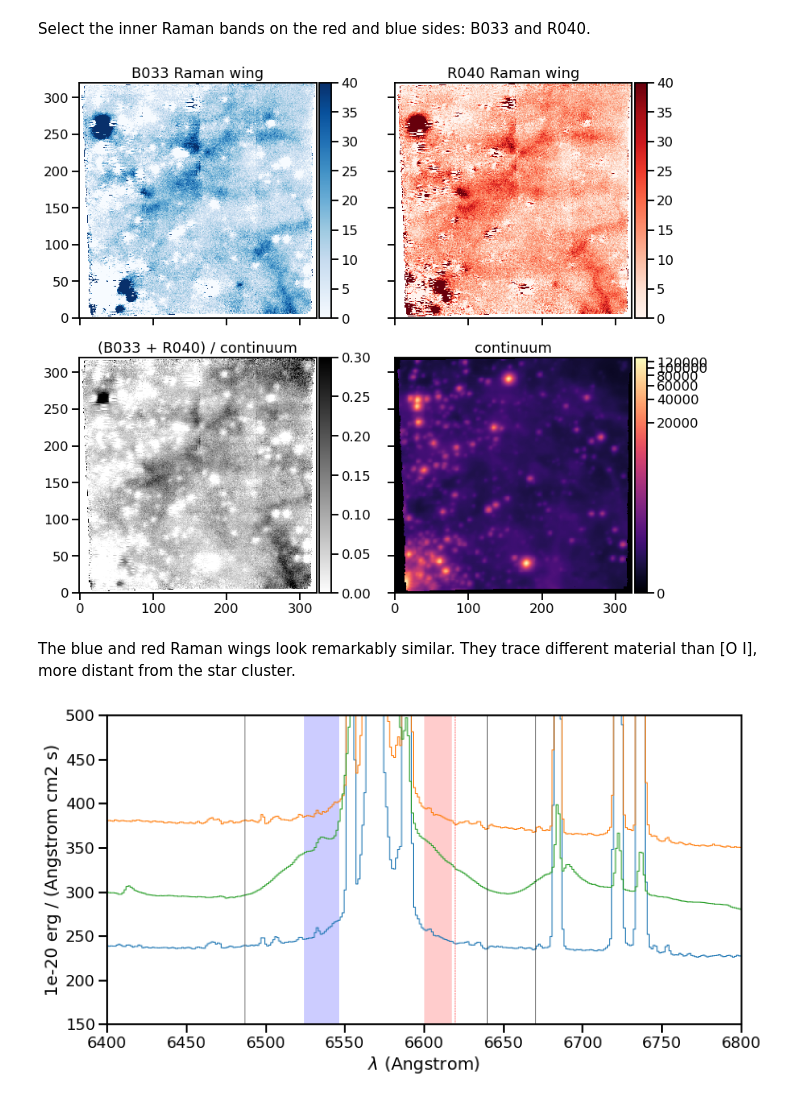
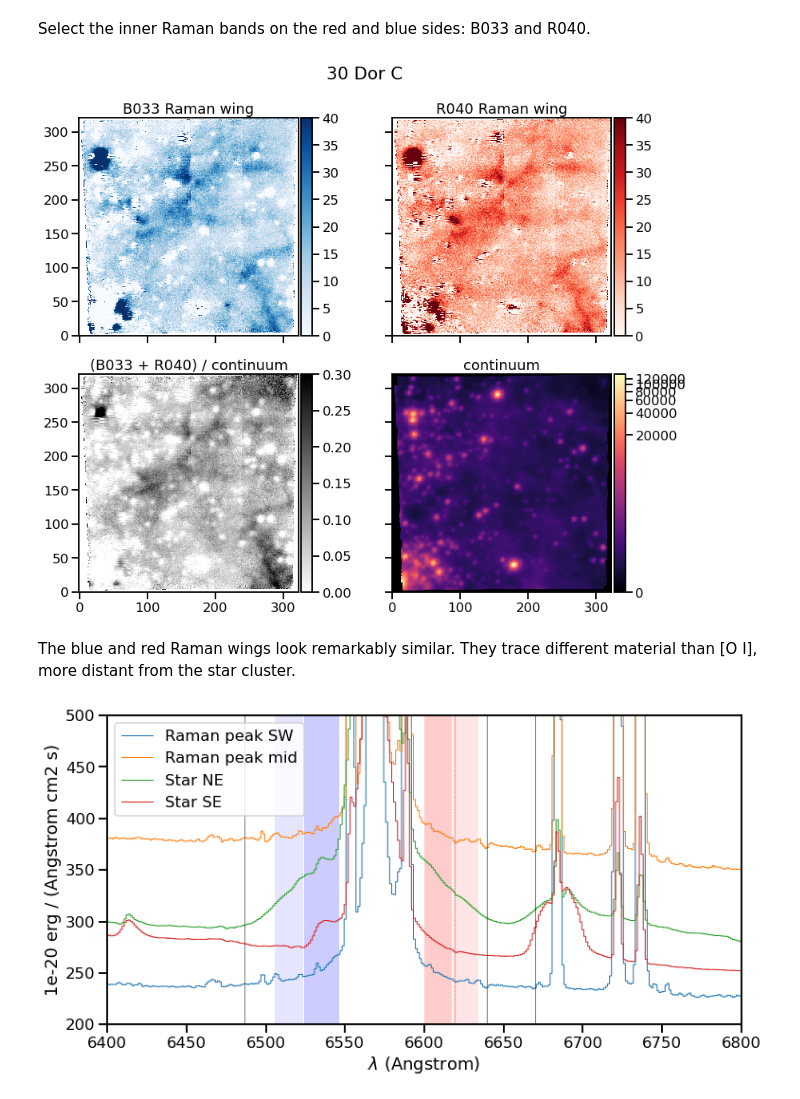
Before and after one commit to will-henney/muse-hii-regions, a Jupyter notebook: notebooks/05-01-LMC-30Dor-subcube-test.ipynb, the cells around one changed output. Cells and saved outputs as stored; diff of their text form; code cells hidden in the pictures.

Commit message:
Document what we have learned from Raman analysis of 30 Dor field C
Save some figures and some FITS images

```diff
--- a/notebooks/05-01-LMC-30Dor-subcube-test.ipynb
+++ b/notebooks/05-01-LMC-30Dor-subcube-test.ipynb
@@ -162,24 +162,26 @@ raman_B033 = (cubeC.select_lambda(6518.55*dopfac, 6540.65*dopfac) - cont6500).me
 # %%
 fig, axes = plt.subplots(2, 2, figsize=(12, 10), sharex=True, sharey=True)
 raman_B033.plot(ax=axes[0, 0], vmin=0, vmax=40, cmap="Blues", colorbar="v")
 raman_R040.plot(ax=axes[0, 1], colorbar="v", vmin=0, vmax=40, cmap="Reds")
 ((raman_R040 + raman_B033) / cont6600).plot(ax=axes[1, 0], vmin=0, vmax=0.3, colorbar="v", cmap="gray_r")
 cont6600.plot(ax=axes[1, 1], scale="log", colorbar="v", cmap="magma")
 axes[0, 0].set_title("B033 Raman wing")
 axes[0, 1].set_title("R040 Raman wing")
 axes[1, 0].set_title("(B033 + R040) / continuum")
 axes[1, 1].set_title("continuum")
-fig.tight_layout();
+fig.suptitle("30 Dor C")
+fig.tight_layout()
+fig.savefig("../figs/lmc-30dor-C-raman-blue-red.pdf");
 # %% [output]
-[figure, old version]
+[figure, new version]
 # %% [markdown]
 The blue and red Raman wings look remarkably similar.  They trace different material than [O I], more distant from the star cluster.
 # %%
 fig, ax = plt.subplots(figsize=(12, 6))
-cubeC[:, :40, 250:].mean(axis=(1, 2)).plot()
-cubeC[:, 130:180, 80:120].mean(axis=(1, 2)).plot()
-(0.035*cubeC[:, 260:275, 20:40]).mean(axis=(1, 2)).plot()
-
+cubeC[:, :40, 250:].mean(axis=(1, 2)).plot(label="Raman peak SW")
+cubeC[:, 130:180, 80:120].mean(axis=(1, 2)).plot(label="Raman peak mid")
+(0.035*cubeC[:, 260:275, 20:40]).mean(axis=(1, 2)).plot(label="Star NE")
+(0.035*cubeC[:, 20:50, 60:75]).mean(axis=(1, 2)).plot(label="Star SE")
 
 for wav in 6633.35, 6663.75, 6480.8:
     ax.axvline(wav * (1.0 + Vsys / light_speed), color="k", linewidth=0.5)
@@ -189,12 +191,19 @@ for wav in 6196.0, 6613.5,:
 ax.axvspan(6594.2*dopfac, 6611.2*dopfac, linewidth=0, color="r", alpha=0.2)
 ax.axvspan(6518.55*dopfac, 6540.65*dopfac, linewidth=0, color="b", alpha=0.2)
 
+ax.axvspan(6612.05*dopfac, 6628.20*dopfac, linewidth=0, color="r", alpha=0.1)
+ax.axvspan(6499.85*dopfac, 6517.70*dopfac, linewidth=0, color="b", alpha=0.1)
+
+
+ax.legend()
+
 ax.set(
     xlim=[6400, 6800],
-    ylim=[150, 500],
-);
+    ylim=[200, 500],
+)
+fig.savefig("../figs/lmc-30dor-C-raman-clump-spectra.pdf");
 # %% [output]
-[figure, old version]
+[figure, new version]
 # %% [markdown]
 This is selecting the 3 regions that have a large Raman/continuum ratio.
 
```
Also changed, not shown: parts of 5 cells of this notebook, 8 other files.
